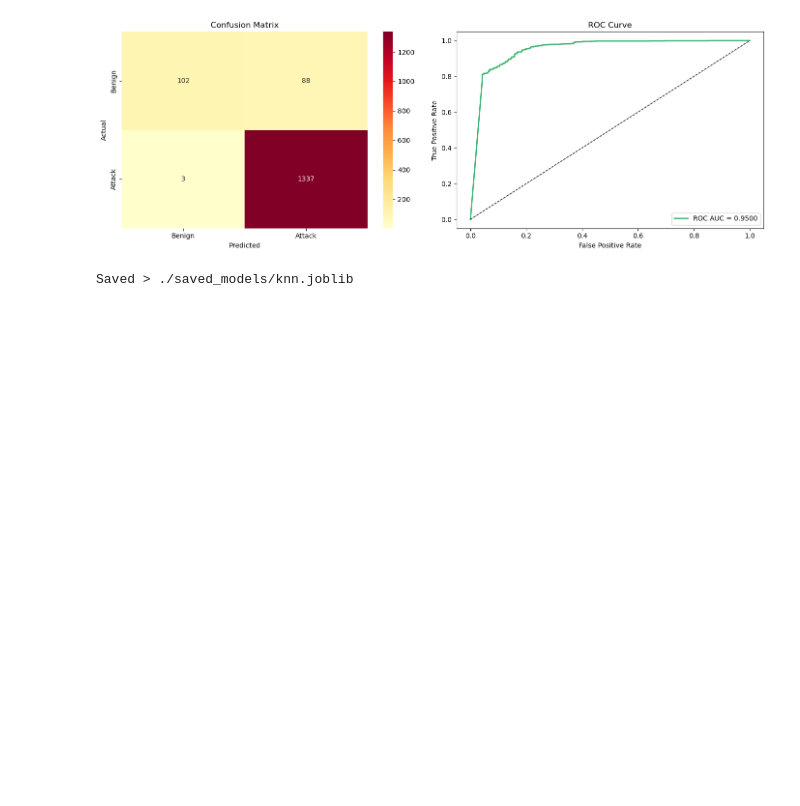
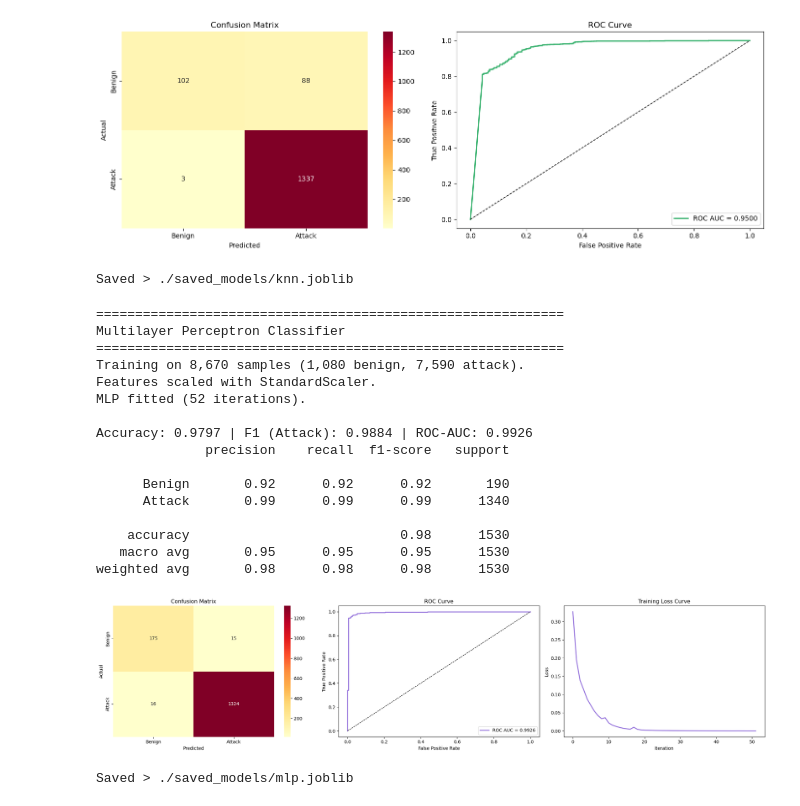
Before and after one commit to uvicrepo/brandon-ECE597-Capstone-IoT-IDS, a Jupyter notebook: notebooks/main_training.ipynb, the cells around one changed output. Saved outputs shown, nothing was run; the diff lists cells and outputs as text; code cells hidden in the pictures; blank space fills up the shorter version.

Commit message:
add mlp model

```diff
--- a/notebooks/main_training.ipynb
+++ b/notebooks/main_training.ipynb
@@ -44,7 +44,8 @@ ALL_NOTEBOOKS = [
     "model_xgboost",
     "model_random_forest",
     "model_decision_tree",
-    "model_knn"
+    "model_knn",
+    "model_mlp"
 ]
 
 print("Importing notebooks...")
@@ -62,6 +64,7 @@ xgb_mod = mods["model_xgboost"]
 rf_mod = mods["model_random_forest"]
 dt_mod  = mods["model_decision_tree"]
 knn_mod  = mods["model_knn"]
+mlp_mod = mods["model_mlp"]
 # %%
 # DATA LOADING
 
@@ -293,3 +296,41 @@ Accuracy: 0.9405 | F1 (Attack): 0.9671 | ROC-AUC: 0.9500
 weighted avg       0.94      0.94      0.93      1530
 [figure]
 Saved > ./saved_models/knn.joblib
+# %%
+print("=" * 60)
+print("Multilayer Perceptron Classifier")
+print("=" * 60)
+
+mlp_model, mlp_scaler, mlp_metrics = mlp_mod.train(
+    X_train, y_train,
+    X_val,   y_val,
+    normal_label=NORMAL_LABEL,
+    model_kwargs={
+        "hidden_layer_sizes": (128, 64),
+        "activation":         "relu",
+        "alpha":              1e-4,
+        "max_iter":           300,
+        "early_stopping":     True,
+    },
+    scale=True,
+    save_path=os.path.join(OUTPUT_DIR, "mlp.joblib")
+)
+# %% [output]
+============================================================
+Multilayer Perceptron Classifier
+============================================================
+Training on 8,670 samples (1,080 benign, 7,590 attack).
+Features scaled with StandardScaler.
+MLP fitted (52 iterations).
+
+Accuracy: 0.9797 | F1 (Attack): 0.9884 | ROC-AUC: 0.9926
+              precision    recall  f1-score   support
+
+      Benign       0.92      0.92      0.92       190
+      Attack       0.99      0.99      0.99      1340
+
+    accuracy                           0.98      1530
+   macro avg       0.95      0.95      0.95      1530
+weighted avg       0.98      0.98      0.98      1530
+[figure, added]
+Saved > ./saved_models/mlp.joblib
```
Also changed, not shown: parts of 1 cell of this notebook, 3 other files.
